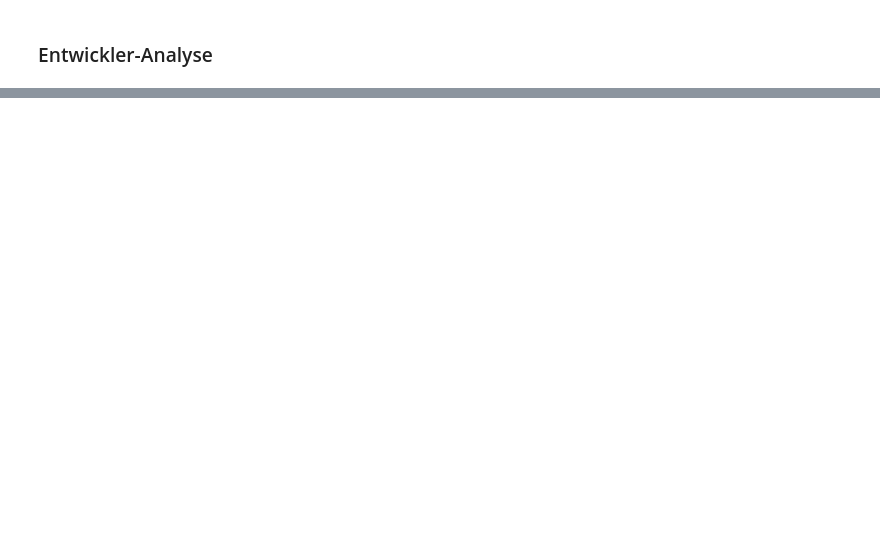
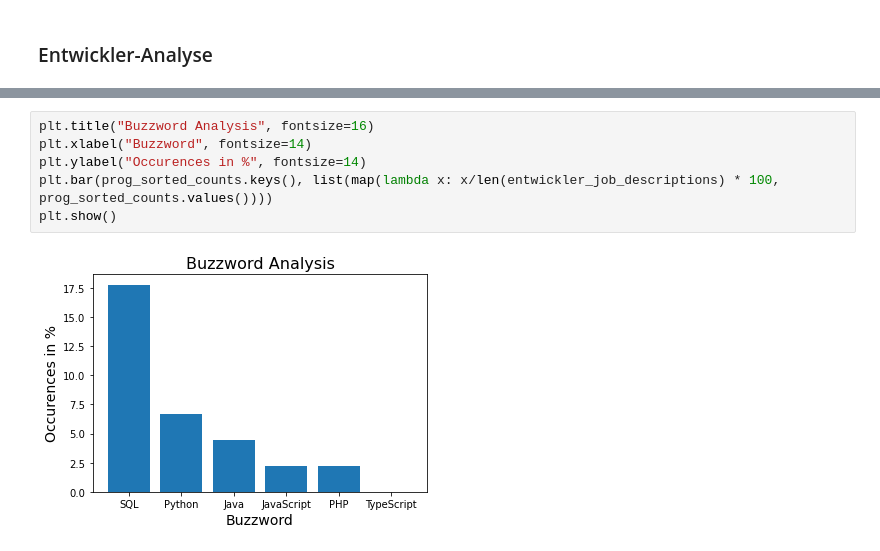
Before and after one commit to AlexanderKosmehl/indeed-buzzword-analyzer, a Jupyter notebook: buzzword_analyzer.ipynb, the cells around one changed output, grey strips where cells are left out. Drawn from its saved outputs; the diff is of its cells as text; blank space fills up the shorter version.

```diff
--- a/buzzword_analyzer.ipynb
+++ b/buzzword_analyzer.ipynb
@@ -55,0 +59,8 @@ Text(0.5, 1.0, 'Softskills')
+# %%
+plt.title("Buzzword Analysis", fontsize=16)
+plt.xlabel("Buzzword", fontsize=14)
+plt.ylabel("Occurences in %", fontsize=14)
+plt.bar(prog_sorted_counts.keys(), list(map(lambda x: x/len(entwickler_job_descriptions) * 100, prog_sorted_counts.values())))
+plt.show()
+# %% [output]
+[figure, added]
```
Also changed, not shown: parts of 3 cells of this notebook.
